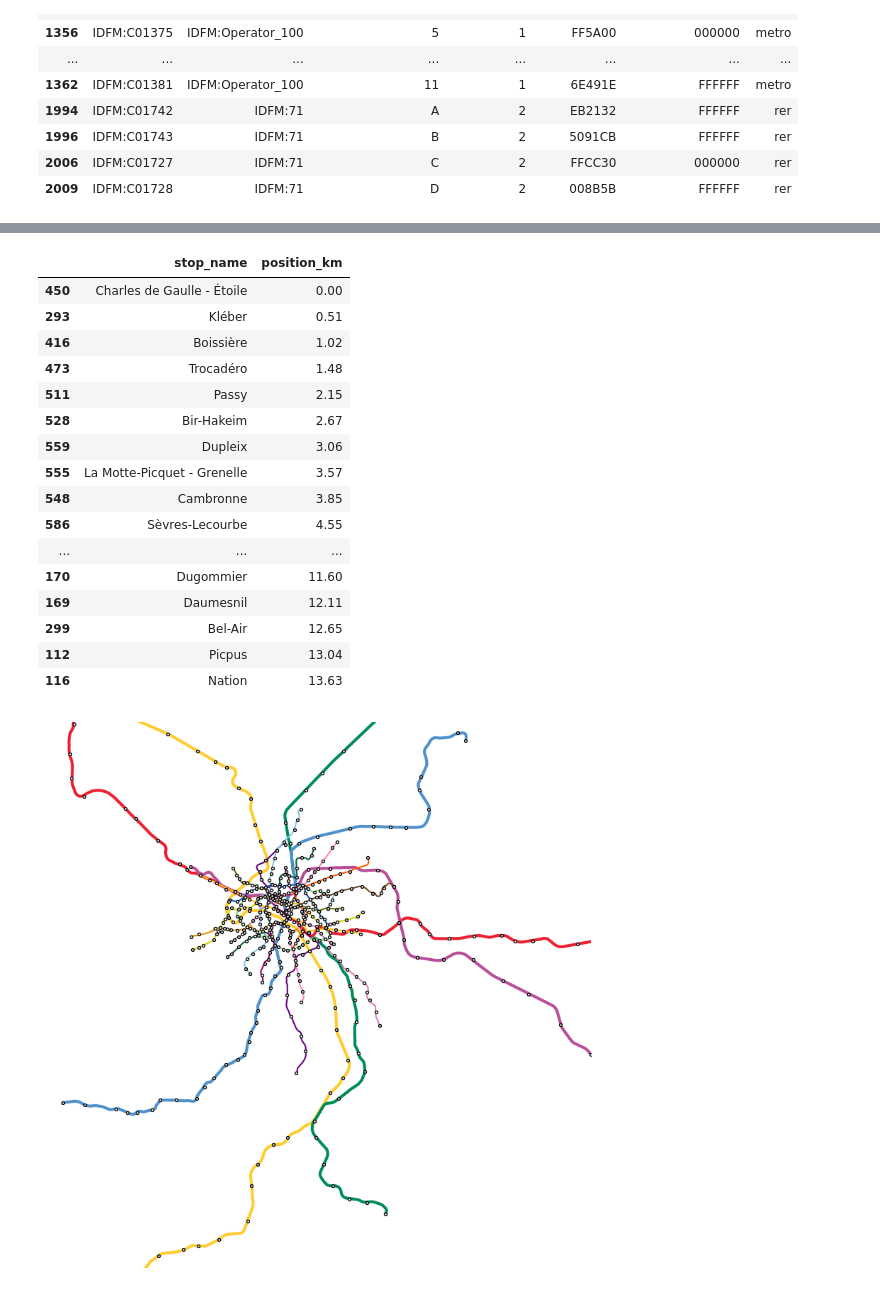
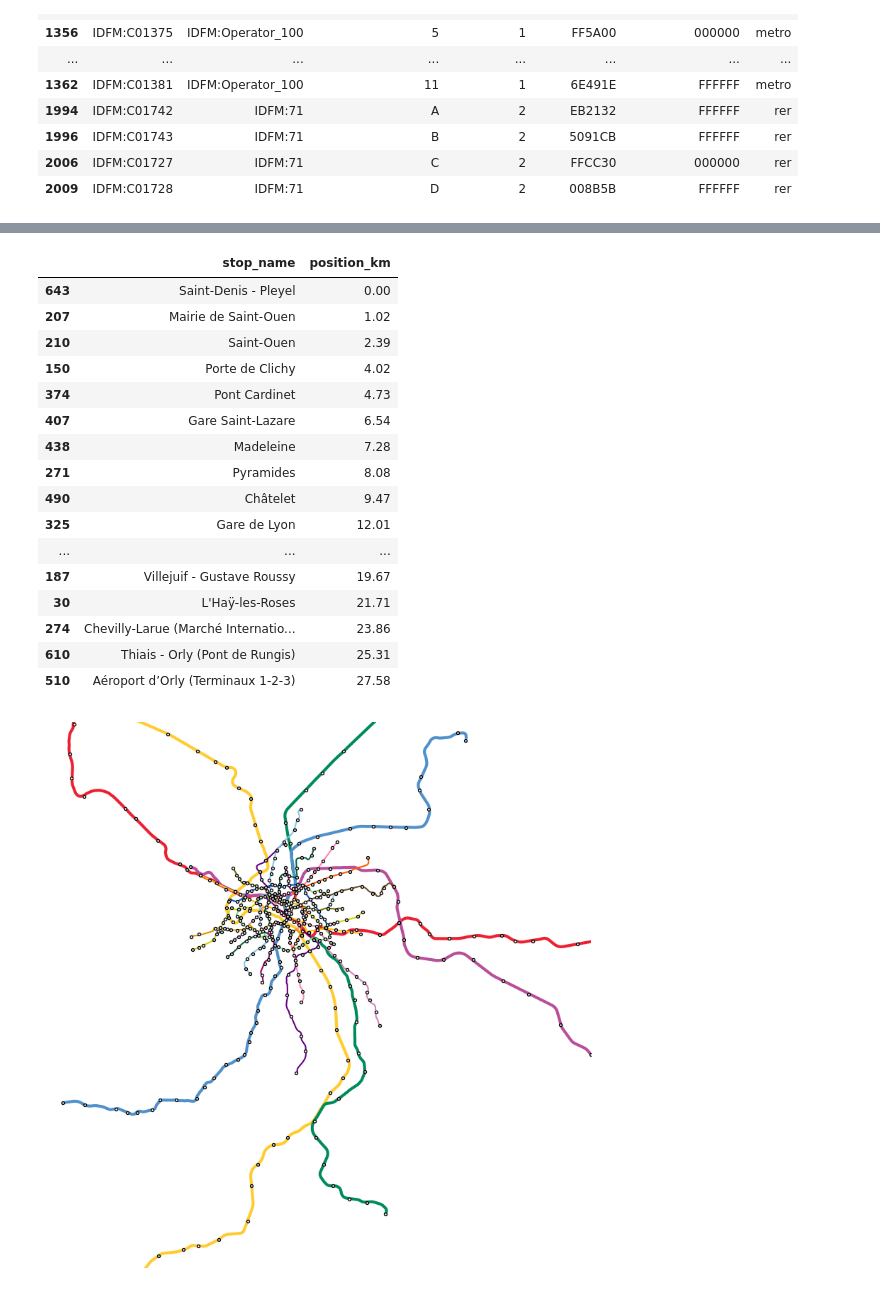
Before and after one commit to emmaganneval-proj/python_datascience_liuqi, a Jupyter notebook: exploration_donnees.ipynb, the cells around one changed output, grey strips where cells are left out. Drawn from its saved outputs; the diff is of its cells as text; code cells hidden in the pictures.

```diff
--- a/exploration_donnees.ipynb
+++ b/exploration_donnees.ipynb
@@ -82,25 +82,25 @@ stations["position_km"] = stations["position_km"] - stations.groupby("route_shor
 # arrondir à 1 chiffre après la virgule
 stations["position_km"] = stations["position_km"].round(2)
 # %%
-stations.loc[stations["route_short_name"] == "6", ["stop_name", "position_km"]]
+stations.loc[stations["route_short_name"] == "14", ["stop_name", "position_km"]]
 # %% [output]
 |  | stop_name | position_km |
-| 450 | Charles de Gaulle - Étoile | 0.00 |
-| 293 | Kléber | 0.51 |
-| 416 | Boissière | 1.02 |
-| 473 | Trocadéro | 1.48 |
-| 511 | Passy | 2.15 |
-| 528 | Bir-Hakeim | 2.67 |
-| 559 | Dupleix | 3.06 |
-| 555 | La Motte-Picquet - Grenelle | 3.57 |
-| 548 | Cambronne | 3.85 |
-| 586 | Sèvres-Lecourbe | 4.55 |
+| 643 | Saint-Denis - Pleyel | 0.00 |
+| 207 | Mairie de Saint-Ouen | 1.02 |
+| 210 | Saint-Ouen | 2.39 |
+| 150 | Porte de Clichy | 4.02 |
+| 374 | Pont Cardinet | 4.73 |
+| 407 | Gare Saint-Lazare | 6.54 |
+| 438 | Madeleine | 7.28 |
+| 271 | Pyramides | 8.08 |
+| 490 | Châtelet | 9.47 |
+| 325 | Gare de Lyon | 12.01 |
 | ... | ... | ... |
-| 170 | Dugommier | 11.60 |
-| 169 | Daumesnil | 12.11 |
-| 299 | Bel-Air | 12.65 |
-| 112 | Picpus | 13.04 |
-| 116 | Nation | 13.63 |
+| 187 | Villejuif - Gustave Roussy | 19.67 |
+| 30 | L'Haÿ-les-Roses | 21.71 |
+| 274 | Chevilly-Larue (Marché Internatio... | 23.86 |
+| 610 | Thiais - Orly (Pont de Rungis) | 25.31 |
+| 510 | Aéroport d’Orly (Terminaux 1-2-3) | 27.58 |
 # %%
 import matplotlib.pyplot as plt
 import numpy as np
```
Also changed, not shown: parts of 2 cells of this notebook.
